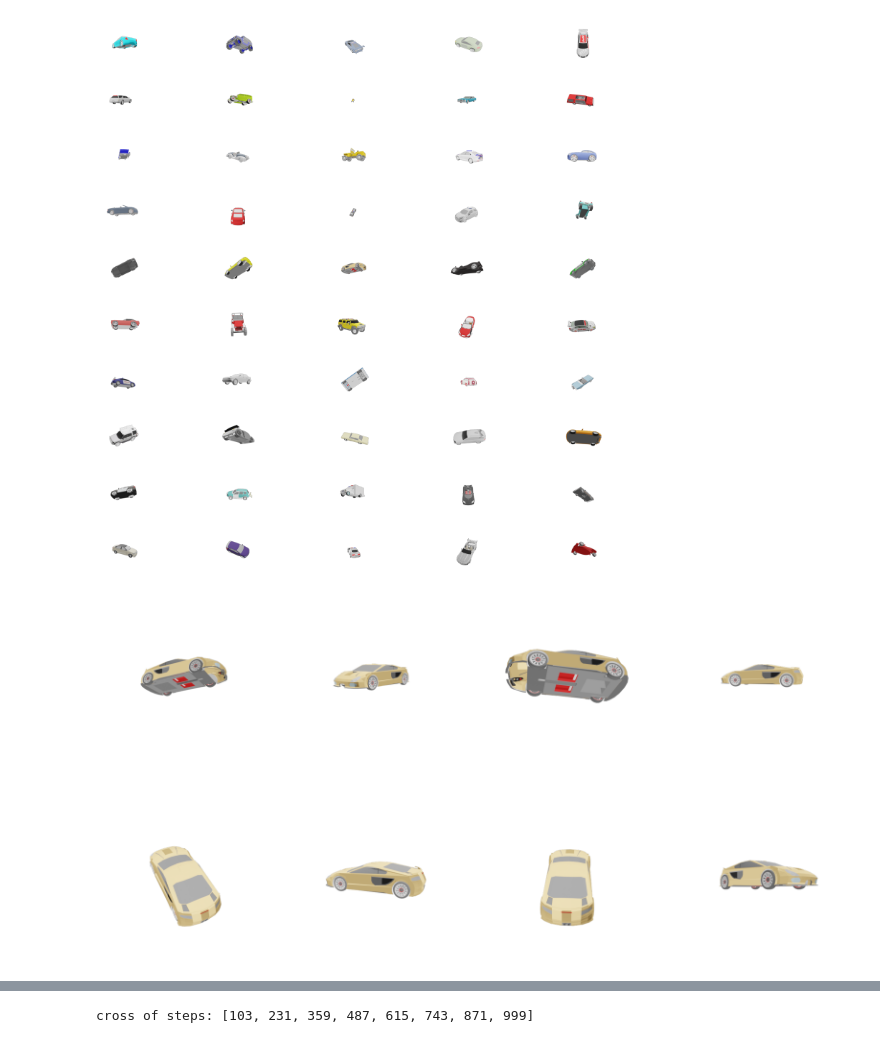
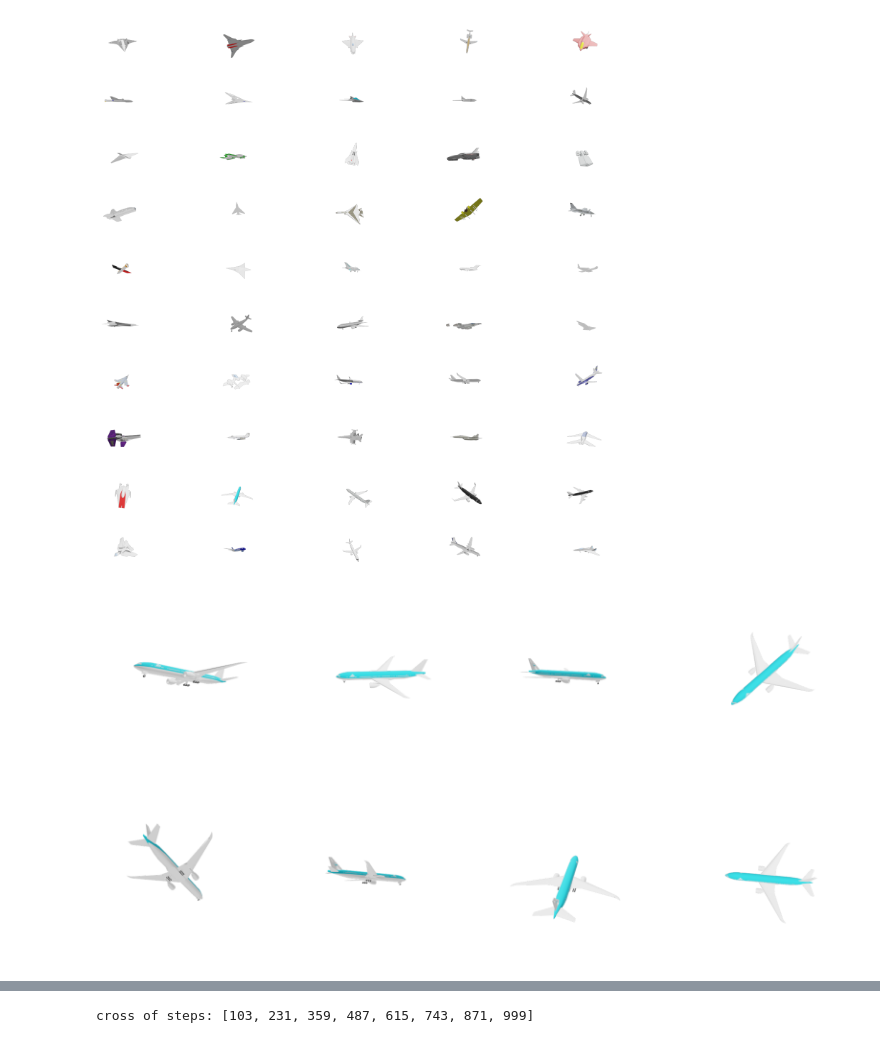
Before and after one commit to HliasOuzounis/SPVD-Diffusion, a Jupyter notebook: notebooks/onestep.ipynb, the cells around one changed output, grey strips where cells are left out. Drawn from its saved outputs; the diff is of its cells as text; code cells hidden in the pictures.

```diff
--- a/notebooks/onestep.ipynb
+++ b/notebooks/onestep.ipynb
@@ -16,7 +14,7 @@ from torch.utils.data import DataLoader
 from dataloaders.shapenet.shapenet_loader import ShapeNet
 
 path = "../data/ShapeNet"
-categories = ['car']
+categories = ['airplane']
 test_dataset = ShapeNet(path, "test", 2048, categories, load_renders=True, total=100)
 test_loader = DataLoader(test_dataset, batch_size=32, num_workers=4)
 # %%
@@ -40,20 +38,20 @@ for i in range(50):
     ax[i // 5, i % 5].axis('off')
 plt.show()
 # %% [output]
-[figure, old version]
+[figure, new version]
 # %%
 from PIL import Image
 import matplotlib.pyplot as plt
 
-target = 22
+target = 41
 fig, ax = plt.subplots(2, 4, figsize=(20, 10))
 
 for i in range(8):
     r = test_dataset[target, i]
     img = Image.open("../data/ShapeNet/renders/" + r['filename'] + f"/00{r['selected-view']}.png")
 
     ax[i // 4, i % 4].imshow(img)
     ax[i // 4, i % 4].axis('off')
 plt.show()
 # %% [output]
-[figure, old version]
+[figure, new version]
```
Also changed, not shown: parts of 7 cells of this notebook.
